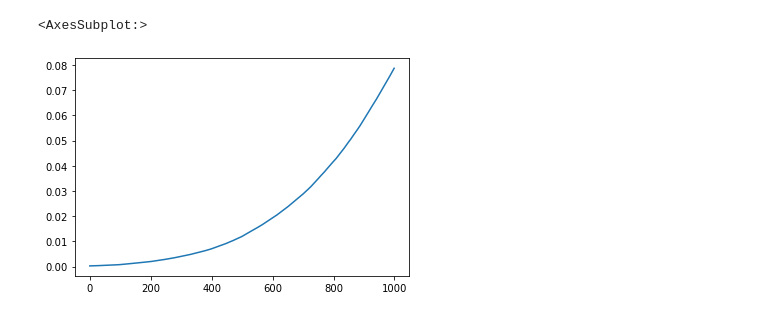
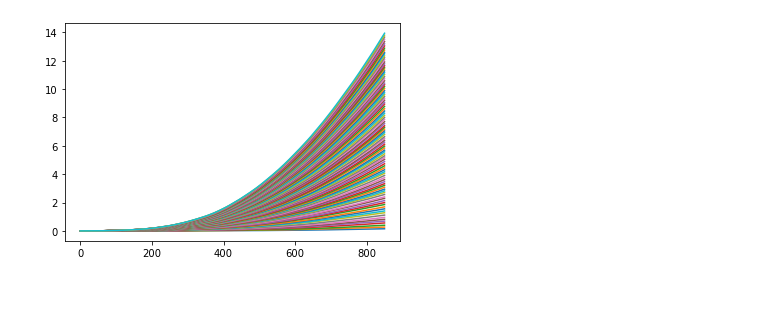
Before and after one commit to themahani/growing-critical, a Jupyter notebook: model/Cpp/data_analysis.ipynb, the cells around one changed output. Drawn from its saved outputs; the diff is of its cells as text; code cells hidden in the pictures.

```diff
--- a/model/Cpp/data_analysis.ipynb
+++ b/model/Cpp/data_analysis.ipynb
@@ -3,7 +3,7 @@ import numpy as np
 import pandas as pd
 import matplotlib.pyplot as plt
 # %%
-df = pd.read_csv("data/run1_mean_area_intersection.csv", names=list(np.arange(0, 100)), index_col=False)
+df = pd.read_csv("data/run2_mean_area_intersection.csv", names=list(np.arange(0, 100)), index_col=False)
 df
 # %% [output]
 |  | 0 | 1 | 2 | 3 | 4 | 5 | 6 | 7 | 8 | 9 | ... | ... |
@@ -22,5 +22,5 @@ df
 # %%
-df[40].plot()
+df.plot(legend=False)
+plt.savefig("plot.jpg", bbox_inches='tight', dpi=200)
 # %% [output]
-<AxesSubplot:>
-[figure, old version]
+[figure, new version]
```
Also changed, not shown: parts of 1 cell of this notebook, 2 other files.
